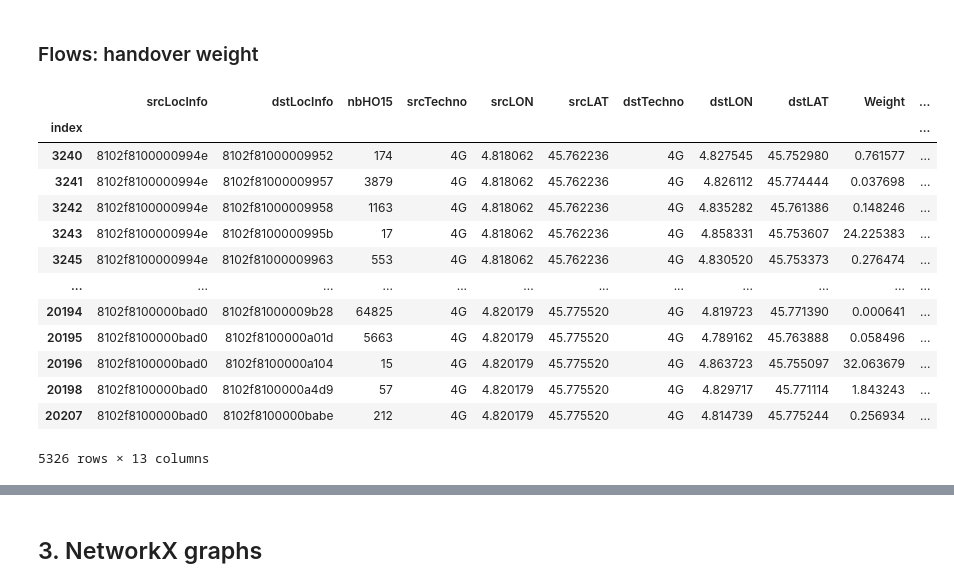
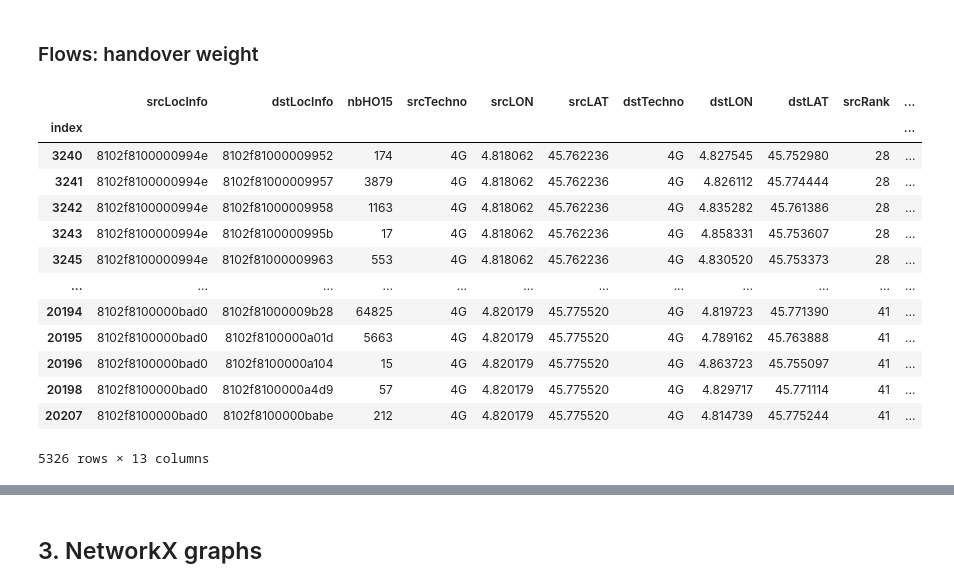
Before and after one commit to eakopyan/Popular-paths, a Jupyter notebook: HOProcess_v2/graph_analysis.ipynb, the cells around one changed output, grey strips where cells are left out. Saved outputs shown, nothing was run; the diff lists cells and outputs as text; code cells hidden in the pictures.

```diff
--- a/HOProcess_v2/graph_analysis.ipynb
+++ b/HOProcess_v2/graph_analysis.ipynb
@@ -143,29 +143,38 @@ def compute_weight(data, method='inverse'):
             data = join_ranks(data, enb_df)
         ser = pd.Series()
         for idx,row in data.iterrows():
-            #ser[idx] = max(1, abs(row.srcRank - row.dstRank)) / row.nbHO15
+            ser[idx] = max(1, abs(row.srcRank - row.dstRank)) / row.nbHO15
+            #ser[idx] = max(1, row.srcRank - row.dstRank) / row.nbHO15
+        data['Weight'] = ser
+    elif method == 'rank-dist':
+        if 'srcRank' not in data.columns:
+            data = join_ranks(data, enb_df)
+        if 'Distance' not in data.columns:
+            data = compute_distance(data)
+        ser = pd.Series()
+        for idx,row in data.iterrows():
             ser[idx] = max(1, row.srcRank - row.dstRank) / row.nbHO15
-        data['Weight'] = ser
+        data['Weight'] = ser * data.Distance
     else:
-        raise ValueError('Invalid method. Choose inverse, prop, distance or rank.')
+        raise ValueError('Invalid method. Choose inverse, prop, distance, rank or rank-dist.')
     return data
 # %%
-ho_df = compute_weight(ho_df, 'distance')
+ho_df = compute_weight(ho_df, 'rank')
 ho_df
 # %% [output]
-|  | srcLocInfo | dstLocInfo | nbHO15 | srcTechno | srcLON | srcLAT | dstTechno | dstLON | dstLAT | Weight | ... |
+|  | srcLocInfo | dstLocInfo | nbHO15 | srcTechno | srcLON | srcLAT | dstTechno | dstLON | dstLAT | srcRank | ... |
 | index |  |  |  |  |  |  |  |  |  |  | ... |
-| 3240 | 8102f8100000994e | 8102f81000009952 | 174 | 4G | 4.818062 | 45.762236 | 4G | 4.827545 | 45.752980 | 0.761577 | ... |
-| 3241 | 8102f8100000994e | 8102f81000009957 | 3879 | 4G | 4.818062 | 45.762236 | 4G | 4.826112 | 45.774444 | 0.037698 | ... |
-| 3242 | 8102f8100000994e | 8102f81000009958 | 1163 | 4G | 4.818062 | 45.762236 | 4G | 4.835282 | 45.761386 | 0.148246 | ... |
-| 3243 | 8102f8100000994e | 8102f8100000995b | 17 | 4G | 4.818062 | 45.762236 | 4G | 4.858331 | 45.753607 | 24.225383 | ... |
-| 3245 | 8102f8100000994e | 8102f81000009963 | 553 | 4G | 4.818062 | 45.762236 | 4G | 4.830520 | 45.753373 | 0.276474 | ... |
+| 3240 | 8102f8100000994e | 8102f81000009952 | 174 | 4G | 4.818062 | 45.762236 | 4G | 4.827545 | 45.752980 | 28 | ... |
+| 3241 | 8102f8100000994e | 8102f81000009957 | 3879 | 4G | 4.818062 | 45.762236 | 4G | 4.826112 | 45.774444 | 28 | ... |
+| 3242 | 8102f8100000994e | 8102f81000009958 | 1163 | 4G | 4.818062 | 45.762236 | 4G | 4.835282 | 45.761386 | 28 | ... |
+| 3243 | 8102f8100000994e | 8102f8100000995b | 17 | 4G | 4.818062 | 45.762236 | 4G | 4.858331 | 45.753607 | 28 | ... |
+| 3245 | 8102f8100000994e | 8102f81000009963 | 553 | 4G | 4.818062 | 45.762236 | 4G | 4.830520 | 45.753373 | 28 | ... |
 | ... | ... | ... | ... | ... | ... | ... | ... | ... | ... | ... | ... |
-| 20194 | 8102f8100000bad0 | 8102f81000009b28 | 64825 | 4G | 4.820179 | 45.775520 | 4G | 4.819723 | 45.771390 | 0.000641 | ... |
-| 20195 | 8102f8100000bad0 | 8102f8100000a01d | 5663 | 4G | 4.820179 | 45.775520 | 4G | 4.789162 | 45.763888 | 0.058496 | ... |
-| 20196 | 8102f8100000bad0 | 8102f8100000a104 | 15 | 4G | 4.820179 | 45.775520 | 4G | 4.863723 | 45.755097 | 32.063679 | ... |
-| 20198 | 8102f8100000bad0 | 8102f8100000a4d9 | 57 | 4G | 4.820179 | 45.775520 | 4G | 4.829717 | 45.771114 | 1.843243 | ... |
-| 20207 | 8102f8100000bad0 | 8102f8100000babe | 212 | 4G | 4.820179 | 45.775520 | 4G | 4.814739 | 45.775244 | 0.256934 | ... |
+| 20194 | 8102f8100000bad0 | 8102f81000009b28 | 64825 | 4G | 4.820179 | 45.775520 | 4G | 4.819723 | 45.771390 | 41 | ... |
+| 20195 | 8102f8100000bad0 | 8102f8100000a01d | 5663 | 4G | 4.820179 | 45.775520 | 4G | 4.789162 | 45.763888 | 41 | ... |
+| 20196 | 8102f8100000bad0 | 8102f8100000a104 | 15 | 4G | 4.820179 | 45.775520 | 4G | 4.863723 | 45.755097 | 41 | ... |
+| 20198 | 8102f8100000bad0 | 8102f8100000a4d9 | 57 | 4G | 4.820179 | 45.775520 | 4G | 4.829717 | 45.771114 | 41 | ... |
+| 20207 | 8102f8100000bad0 | 8102f8100000babe | 212 | 4G | 4.820179 | 45.775520 | 4G | 4.814739 | 45.775244 | 41 | ... |
 5326 rows × 13 columns
 # %%
 plt.boxplot(ho_df.Weight)
```
Also changed, not shown: parts of 2 cells of this notebook, 5 other files.
